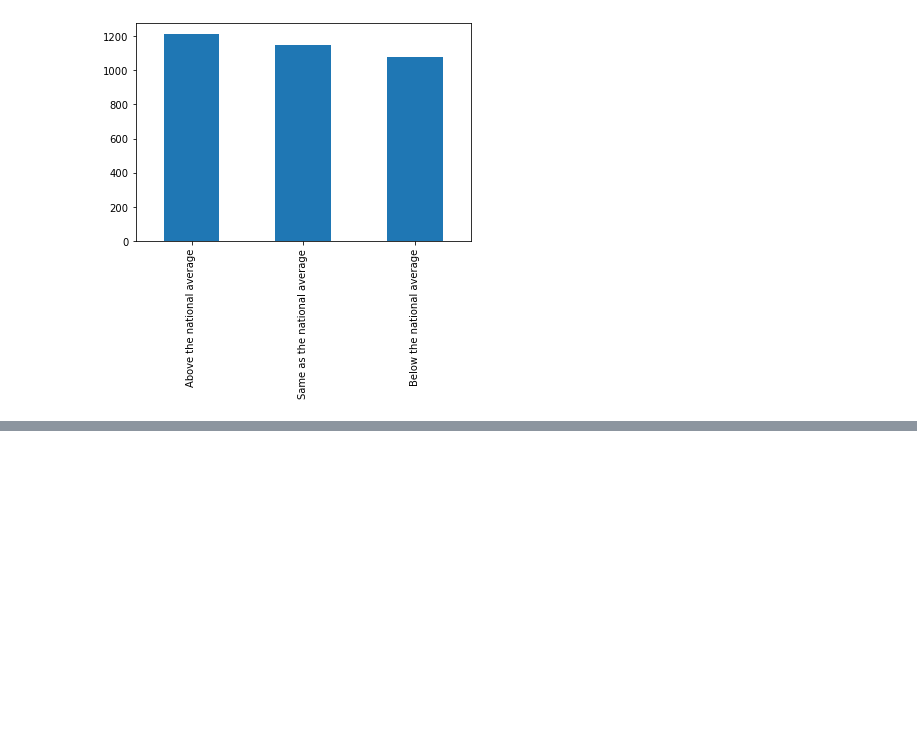
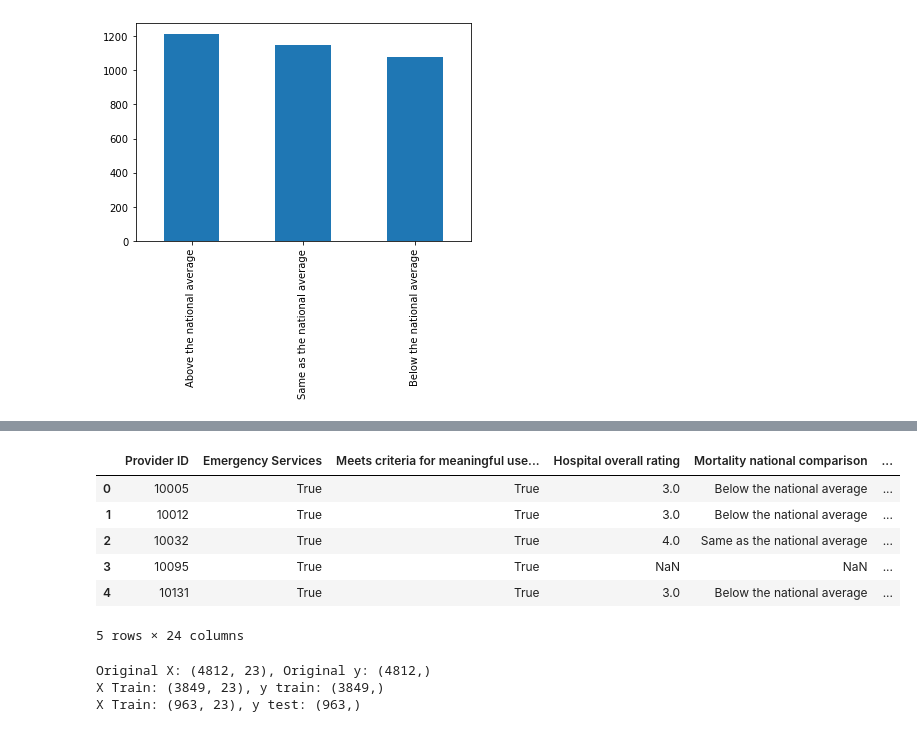
Before and after one commit to DarkArtist-AM/metis-project-work, a Jupyter notebook: metis_project_3_code.ipynb, the cells around one changed output, grey strips where cells are left out. Saved outputs shown, nothing was run; the diff lists cells and outputs as text; code cells hidden in the pictures; blank space fills up the shorter version.

```diff
--- a/metis_project_3_code.ipynb
+++ b/metis_project_3_code.ipynb
@@ -55,0 +76,5 @@ df_clean['Patient experience national comparison'].value_counts().plot(kind='bar
+# %%
+df_clean = df_clean.drop([
+    "Hospital Name", "Address", "City",
+    "State", "ZIP Code", "Phone Number",
+    "County Name", "Location"], axis =1)
@@ -55,0 +98,4 @@ df_clean['Patient experience national comparison'].value_counts().plot(kind='bar
+# %%
+df_clean['Meets criteria for meaningful use of EHRs'] = \
+df_clean['Meets criteria for meaningful use of EHRs'].astype(bool)
+df_clean['Hospital overall rating'] = df_clean['Hospital overall rating'].astype(float)
@@ -55,0 +119,3 @@ df_clean['Patient experience national comparison'].value_counts().plot(kind='bar
+# %%
+dv = pd.get_dummies(df_clean[['Hospital Type', 'Hospital Ownership']] )
+dv.head()
@@ -55,0 +129,27 @@ df_clean['Patient experience national comparison'].value_counts().plot(kind='bar
+# %%
+df_clean = df_clean.drop(['Hospital Type', 'Hospital Ownership'], axis=1)
+df_clean = pd.concat([df_clean, dv], axis=1)
+df_clean.head()
+# %% [output]
+|  | Provider ID | Emergency Services | Meets criteria for meaningful use... | Hospital overall rating | Mortality national comparison | ... |
+| 0 | 10005 | True | True | 3.0 | Below the national average | ... |
+| 1 | 10012 | True | True | 3.0 | Below the national average | ... |
+| 2 | 10032 | True | True | 4.0 | Same as the national average | ... |
+| 3 | 10095 | True | True | NaN | NaN | ... |
+| 4 | 10131 | True | True | 3.0 | Below the national average | ... |
+5 rows × 24 columns
+# %%
+y = df_clean.pop("Patient experience national comparison")
+X = df_clean
+
+from sklearn.model_selection import train_test_split
+
+X_train, X_test, y_train, y_test = train_test_split(X, y, test_size=0.2)
+
+print("Original X: {0}, Original y: {1}".format(X.shape, y.shape))
+print("X Train: {0}, y train: {1}".format(X_train.shape, y_train.shape))
+print("X Train: {0}, y test: {1}".format(X_test.shape, y_test.shape))
+# %% [output]
+Original X: (4812, 23), Original y: (4812,)
+X Train: (3849, 23), y train: (3849,)
+X Train: (963, 23), y test: (963,)
```
Also changed, not shown: parts of 9 cells of this notebook, 3 other files.
